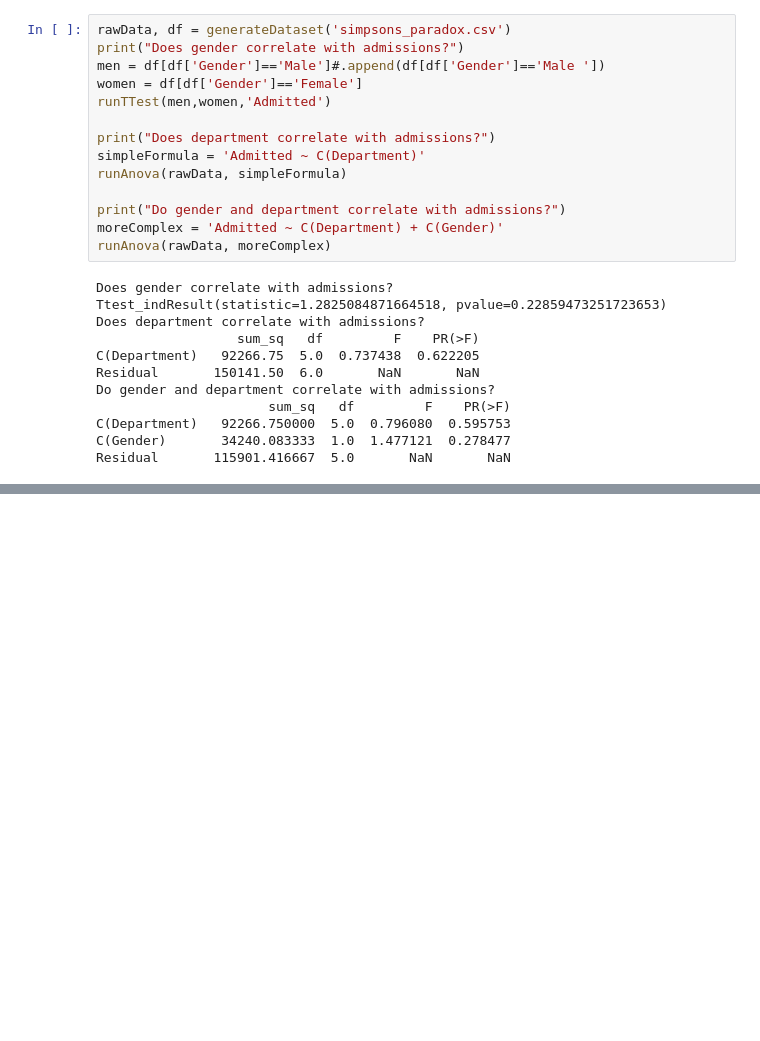
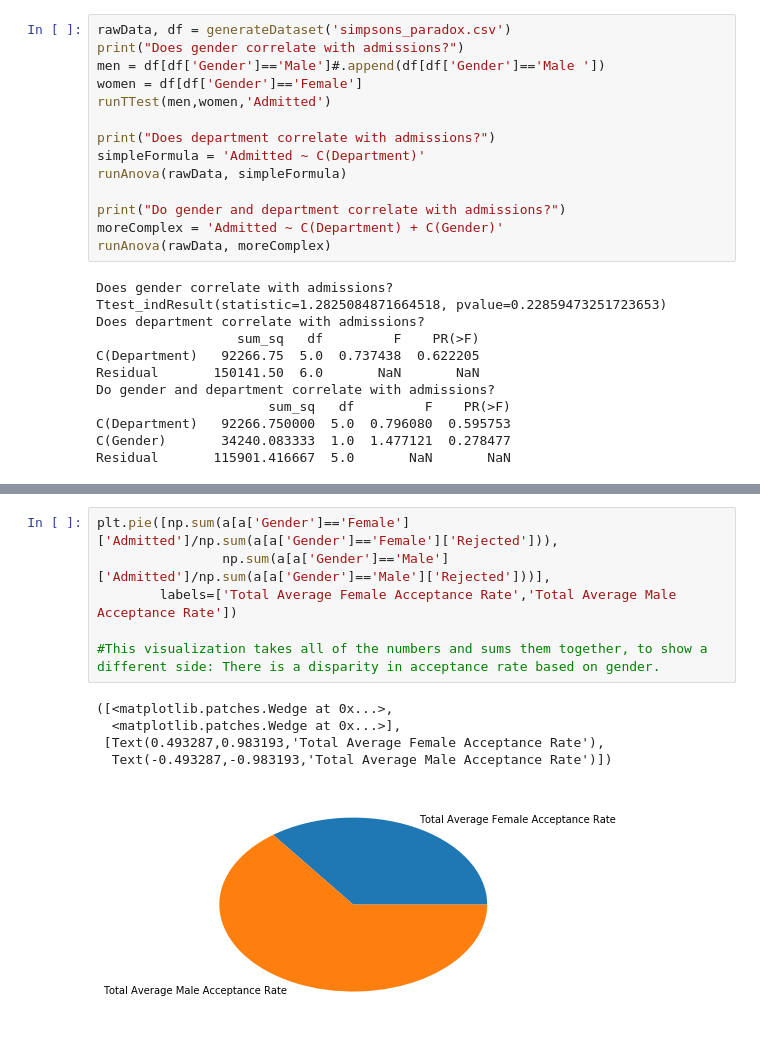
Before and after one commit to INFO3401/problem-set-11-josa5420, a Jupyter notebook: Nov 12 In Class.ipynb, the cells around one changed output, grey strips where cells are left out. Saved outputs shown, nothing was run; the diff lists cells and outputs as text; blank space fills up the shorter version.

```diff
--- a/Nov 12 In Class.ipynb
+++ b/Nov 12 In Class.ipynb
@@ -90,0 +155,12 @@ array(['Female', 'Male', 'Male '], dtype=object)
+# %%
+plt.pie([np.sum(a[a['Gender']=='Female']['Admitted']/np.sum(a[a['Gender']=='Female']['Rejected'])),
+                np.sum(a[a['Gender']=='Male']['Admitted']/np.sum(a[a['Gender']=='Male']['Rejected']))],
+        labels=['Total Average Female Acceptance Rate','Total Average Male Acceptance Rate'])
+
+#This visualization takes all of the numbers and sums them together, to show a different side: There is a disparity in acceptance rate based on gender.
+# %% [output]
+([<matplotlib.patches.Wedge at 0x...>,
+  <matplotlib.patches.Wedge at 0x...>],
+ [Text(0.493287,0.983193,'Total Average Female Acceptance Rate'),
+  Text(-0.493287,-0.983193,'Total Average Male Acceptance Rate')])
+[figure, added]
```
Also changed, not shown: parts of 37 cells of this notebook, 27 other files.
